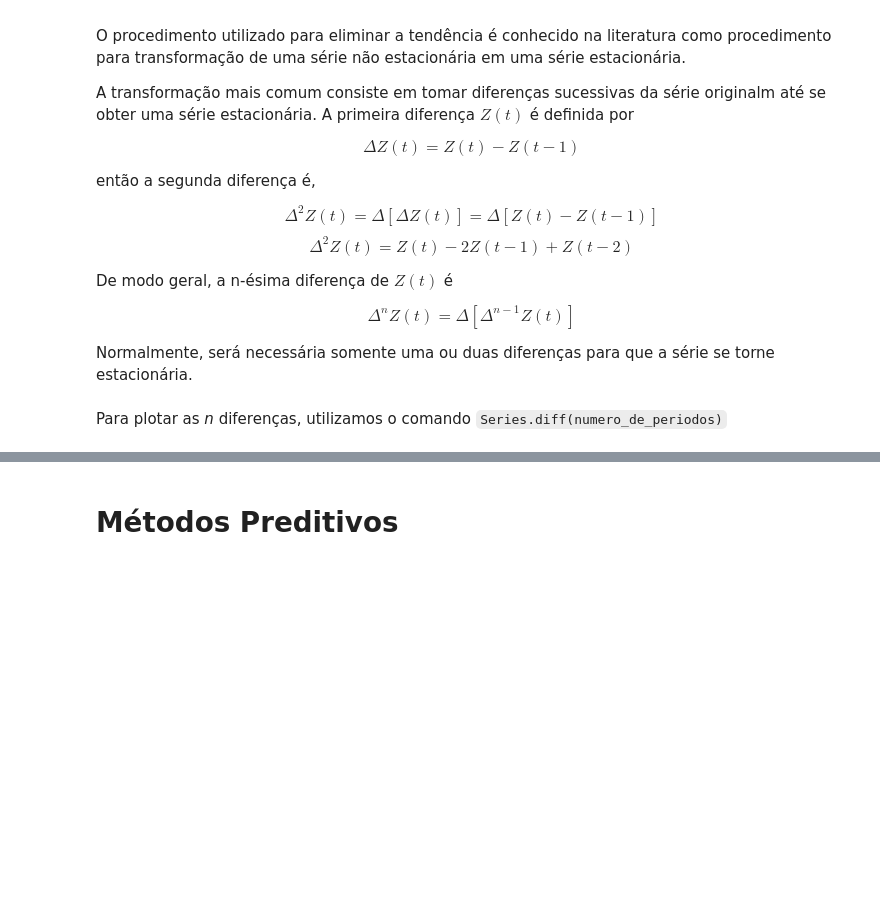
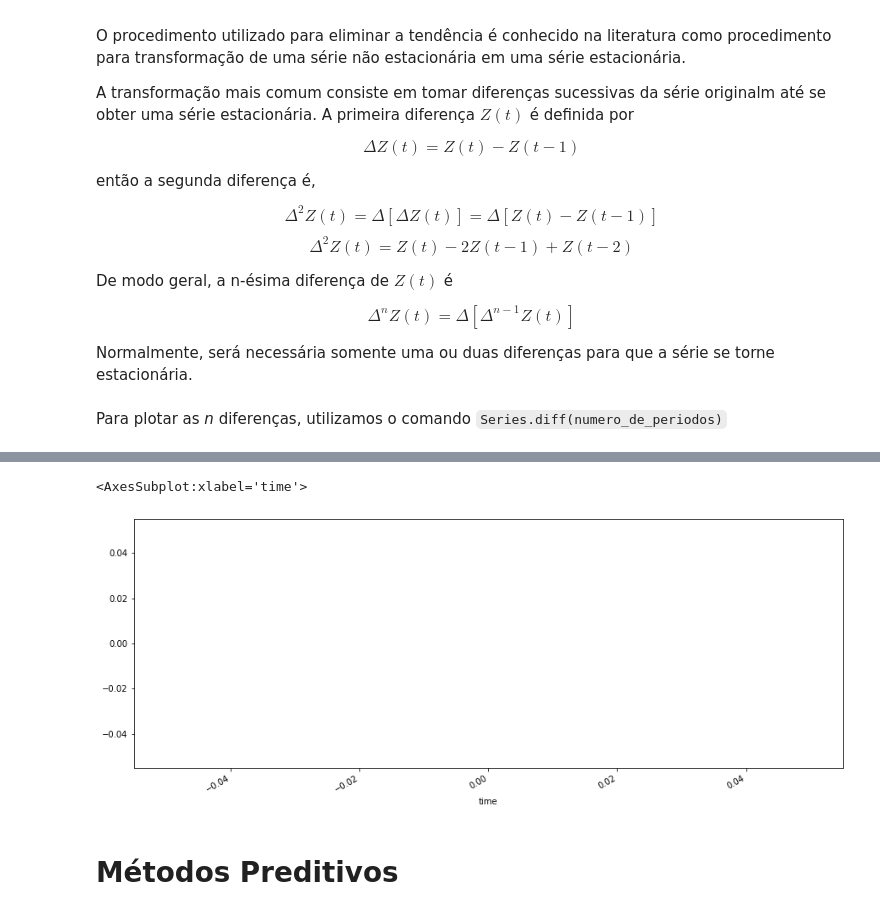
Before and after one commit to Oraculum-Fatec/api-monitoramento-site, a Jupyter notebook: Time_Serires.ipynb, the cells around one changed output, grey strips where cells are left out. Drawn from its saved outputs; the diff is of its cells as text; code cells hidden in the pictures; blank space fills up the shorter version.

```diff
--- a/Time_Serires.ipynb
+++ b/Time_Serires.ipynb
@@ -154,3 +169,9 @@ Para plotar as _n_ diferenças, utilizamos o comando
+# %%
+filtro = (df.index.hour >= 3000) & (df.index.minute <= 6000)
+df[filtro].process_cpu_percent.diff().plot(figsize=(15,6))
+# %% [output]
+<AxesSubplot:xlabel='time'>
+[figure, added]
 # %% [markdown]
 # Métodos Preditivos
 # %% [markdown]
```
Also changed, not shown: parts of 3 cells of this notebook, 3 other files.
